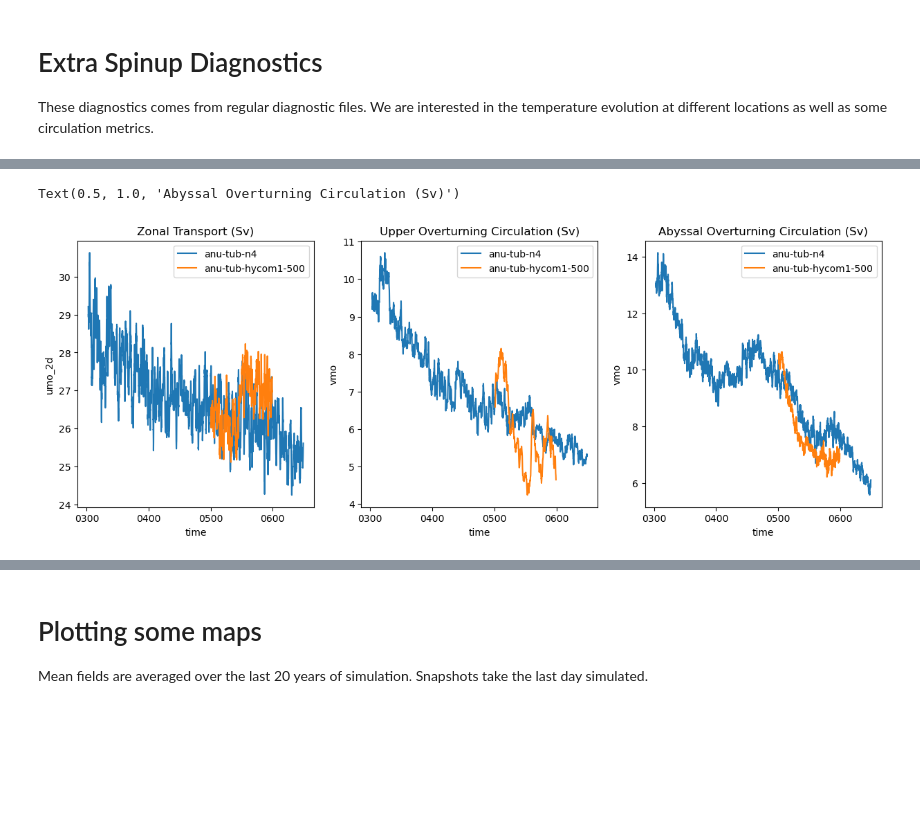
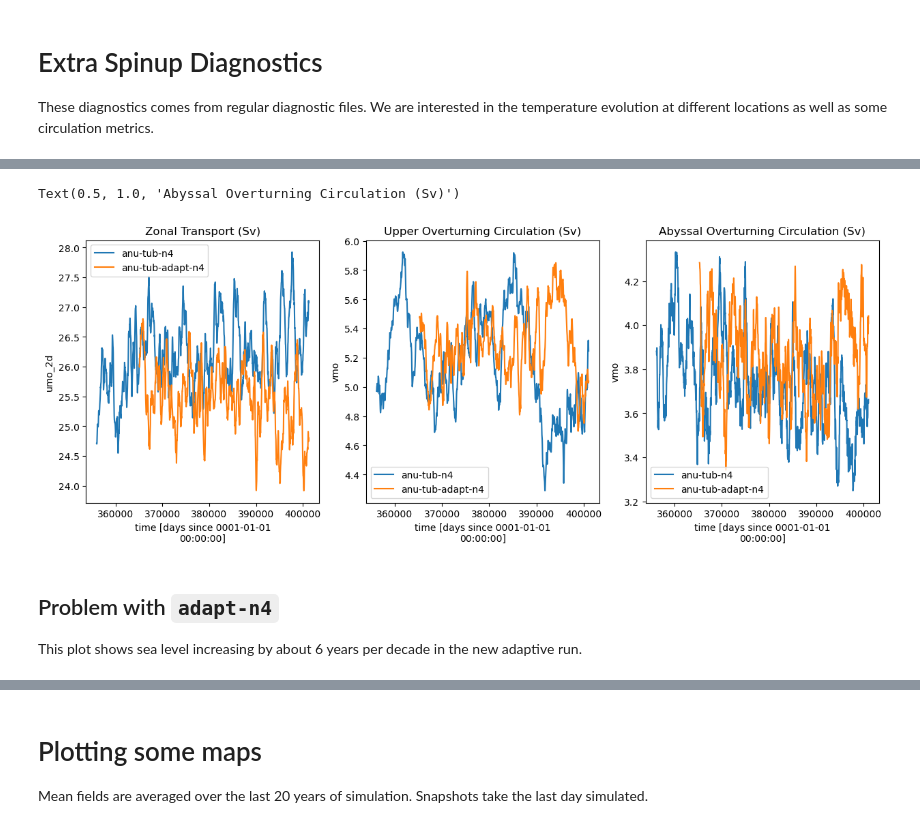
Before and after one commit to AndyHoggANU/anu-tub, a Jupyter notebook: diagnostics/SimpleComparison.ipynb, the cells around one changed output, grey strips where cells are left out. Drawn from its saved outputs; the diff is of its cells as text; code cells hidden in the pictures; blank space fills up the shorter version.

```diff
--- a/diagnostics/SimpleComparison.ipynb
+++ b/diagnostics/SimpleComparison.ipynb
@@ -27,7 +30,7 @@ For now, we only have:
 * `anu-tub-adapt`: First attempt at the AG coord with default parameters.
 # %%
 #experiments=['anu-tub-n3','anu-tub-hycom1','anu-tub-adapt','anu-tub-n4','anu-tub-hycom1-500',]
-experiments=['anu-tub-n4','anu-tub-hycom1-500',]
+experiments=['anu-tub-n4','anu-tub-adapt-n4',]
 # %% [markdown]
 # Spinup Diagnostics
 
@@ -35,12 +38,12 @@ These are variables from `ocean.stats`. Note that the time axis on these files i
 # %%
 fig, ax = plt.subplots(2,2,figsize=(12,9))
 
-tstart = 270
-tend = 600
+tstart=980
+tend = 1120
 
 for experiment in experiments:
     variable = 'Heat'
-    darray = cc.querying.getvar(experiment, variable, session,ncfile='ocean.stats.nc',decode_times=False).coarsen(Time=2*365,boundary='trim').mean()
+    darray = cc.querying.getvar(experiment, variable, session,ncfile='ocean.stats.nc',decode_times=False)
     darray.coords['Time'] = darray.coords['Time']/365
     darray.sel(Time=slice(tstart,tend)).plot(ax=ax[0,0],label=experiment)
 
@@ -48,7 +51,7 @@ ax[0,0].legend()
 
 for experiment in experiments:
     variable = 'En'
-    darray = cc.querying.getvar(experiment, variable, session,ncfile='ocean.stats.nc',decode_times=False).coarsen(Time=2*365,boundary='trim').mean()
+    darray = cc.querying.getvar(experiment, variable, session,ncfile='ocean.stats.nc',decode_times=False)
     darray.coords['Time'] = darray.coords['Time']/365
     darray.sel(Time=slice(tstart,tend)).plot(ax=ax[1,0],label=experiment)
 
@@ -56,17 +59,17 @@ ax[1,0].legend()
 
 for experiment in experiments:
     variable = 'age'
-    darray = cc.querying.getvar(experiment, variable, session,ncfile='ocean.stats.nc',decode_times=False).coarsen(Time=2*365,boundary='trim').mean()
+    darray = cc.querying.getvar(experiment, variable, session,ncfile='ocean.stats.nc',decode_times=False)
     darray.coords['Time'] = darray.coords['Time']/365
     darray.sel(Time=slice(tstart,tend)).plot(ax=ax[0,1],label=experiment)
 
 ax[0,1].legend()
 
 for experiment in experiments:
-    variable = 'KE'
-    darray = cc.querying.getvar(experiment, variable, session,ncfile='ocean.stats.nc',decode_times=False).coarsen(Time=2*365,boundary='trim').mean()
+    variable = 'Mass'
+    darray = cc.querying.getvar(experiment, variable, session,ncfile='ocean.stats.nc',decode_times=False)
     darray.coords['Time'] = darray.coords['Time']/365
-    darray.sum('Layer').sel(Time=slice(tstart,tend)).plot(ax=ax[1,1],label=experiment)
+    darray.sel(Time=slice(tstart,tend)).plot(ax=ax[1,1],label=experiment)
 
 ax[1,1].legend()
 # %% [output]
@@ -80,7 +90,7 @@ These diagnostics comes from regular diagnostic files. We are interested in the
 fig, ax = plt.subplots(2,2,figsize=(12,10))
 
 for experiment in experiments:
-    darray = cc.querying.getvar(experiment, 'thetao', session,start_time='0280-01-01',attrs={'cell_methods':'area:mean z_l:mean yh:mean xh:mean time: mean'})
+    darray = cc.querying.getvar(experiment, 'thetao', session,start_time='0980-01-01',attrs={'cell_methods':'area:mean z_l:mean yh:mean xh:mean time: mean'},decode_times=False)
 
     deep_temp = darray.sel(z_l=slice(2000,4000)).mean('z_l').sel(yh=slice(-30,30)).mean('yh').sel(xh=slice(10,30)).mean('xh')
     deep_temp.plot(ax=ax[0,0],label=experiment)
@@ -113,24 +121,28 @@ ax[1,1].set_title('Antarctic Shelf Temp');
 # %%
 fig, ax = plt.subplots(1,3,figsize=(15,5))
 
 for experiment in experiments:
-    darray = cc.querying.getvar(experiment, 'umo_2d', session, frequency='1 monthly',start_time='0280-01-01')
+    darray = cc.querying.getvar(experiment, 'umo_2d', session, frequency='1 monthly',start_time='0980-01-01',decode_times=False)
     dp_trans = darray.isel(xq=0).sum('yh').rolling(time=12,center=True).mean().dropna('time').load()/1e9
     dp_trans.plot(ax=ax[0],label=experiment)
 
-    darray = cc.querying.getvar(experiment, 'vmo', session,start_time='0280-01-01')
+    darray = cc.querying.getvar(experiment, 'vmo', session,start_time='0980-01-01',decode_times=False)
     moc = darray.sum('xh').cumsum('rho2_l').sel(rho2_l=slice(1034,1038)).rolling(time=24,center=True).mean().dropna('time')/1e9
     amoc = moc.sel(yq=45,method='nearest').max('rho2_l').load()
     gmoc = -moc.sel(yq=-45,method='nearest').min('rho2_l').load()
     amoc.plot(ax=ax[1],label=experiment)
     gmoc.plot(ax=ax[2],label=experiment)
 
 ax[0].legend()
 ax[0].set_title('Zonal Transport (Sv)')
 ax[1].legend()
 ax[1].set_title('Upper Overturning Circulation (Sv)')
 ax[2].legend()
 ax[2].set_title('Abyssal Overturning Circulation (Sv)')
 # %% [output]
 Text(0.5, 1.0, 'Abyssal Overturning Circulation (Sv)')
-[figure, old version]
+[figure, new version]
+# %% [markdown]
+## Problem with `adapt-n4`
+
+This plot shows sea level increasing by about 6 years per decade in the new adaptive run.
```
Also changed, not shown: parts of 17 cells of this notebook, 2 other files.
